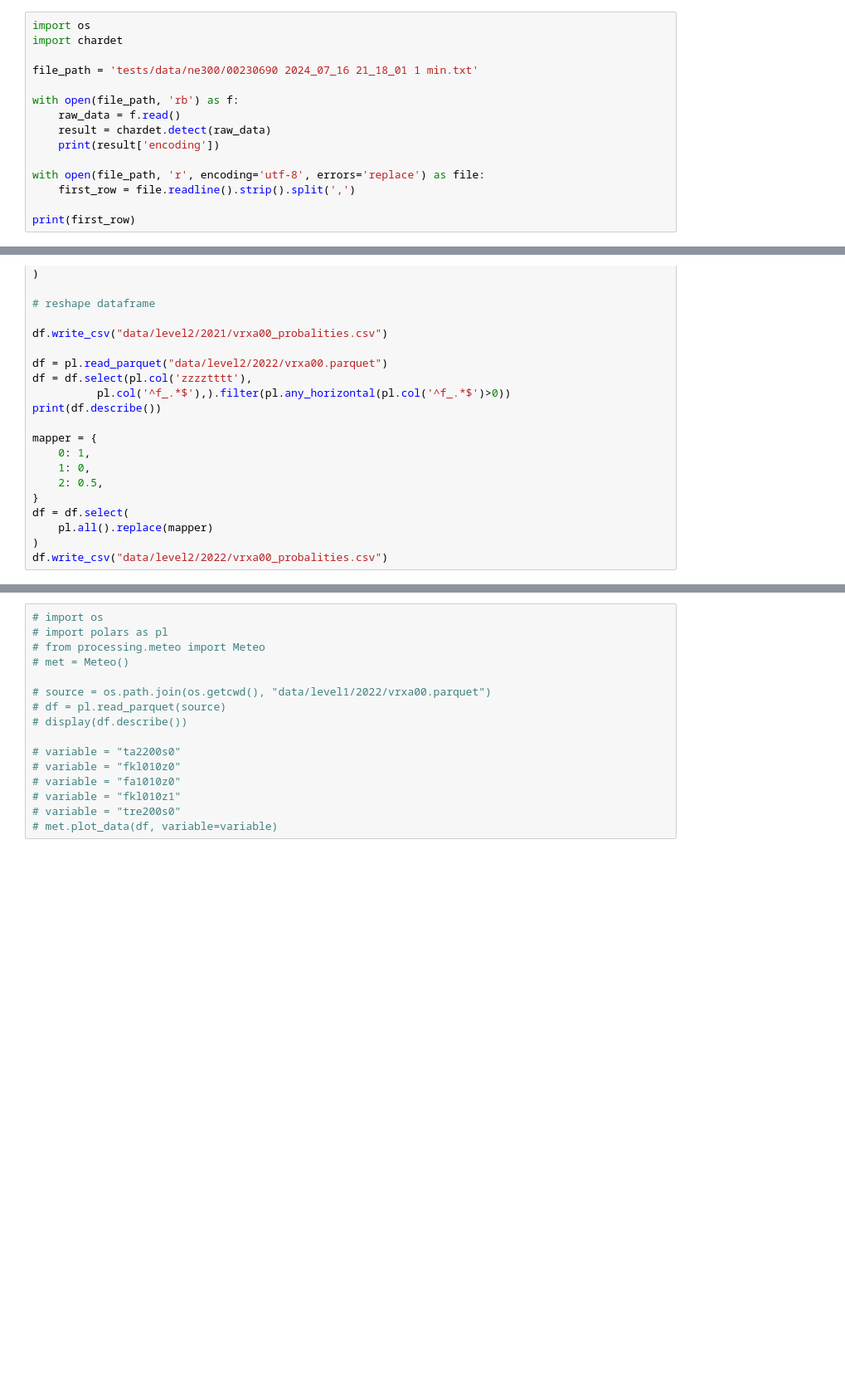
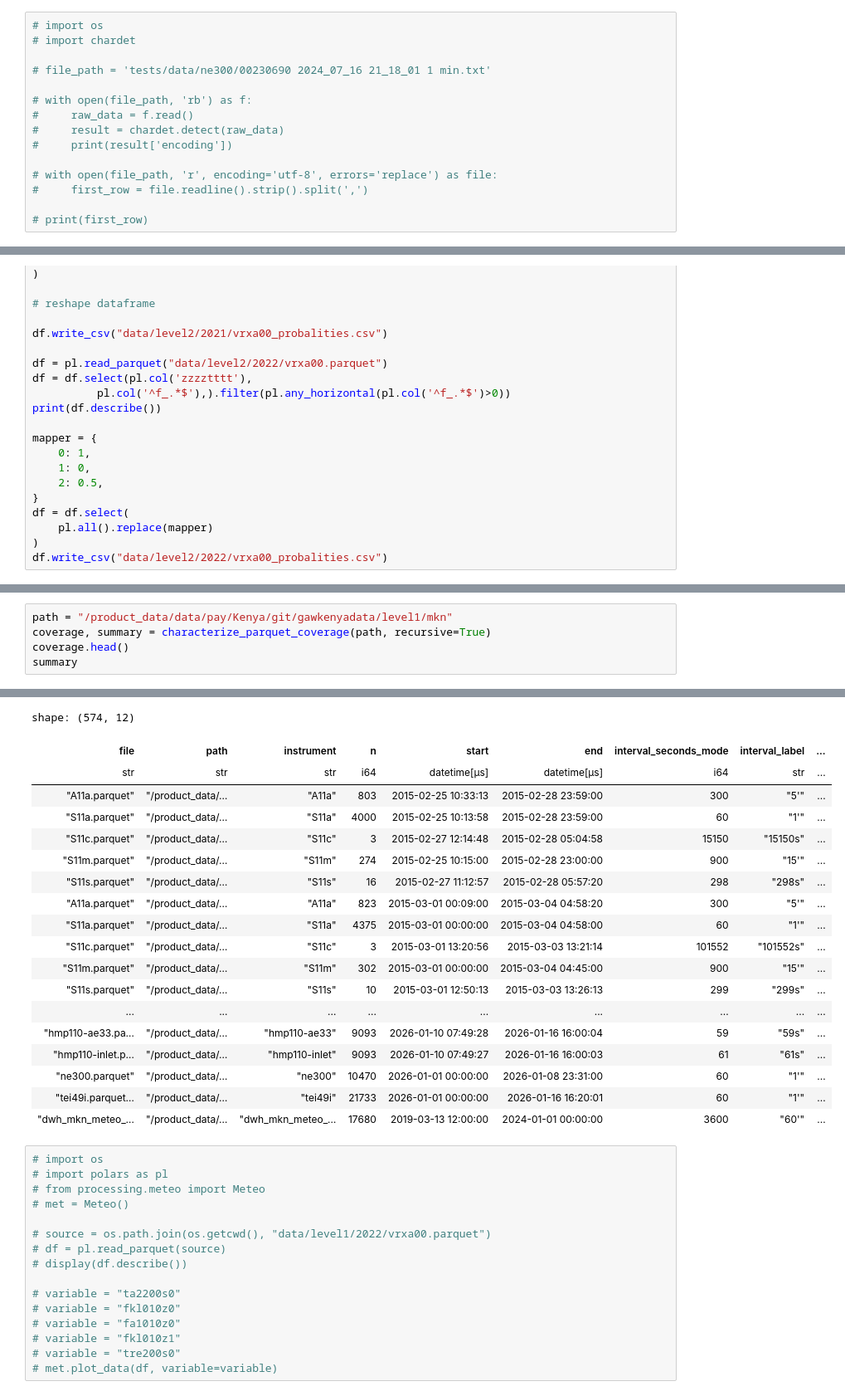
Before and after one commit to MeteoSwiss/gawkenya, a Jupyter notebook: sandbox.ipynb, the cells around one changed output, grey strips where cells are left out. Shown at 83% size. Drawn from its saved outputs; the diff is of its cells as text; blank space fills up the shorter version.

```diff
--- a/sandbox.ipynb
+++ b/sandbox.ipynb
@@ -275,20 +236,20 @@ data1.write_parquet(file1)
 years = range(2003, 2010)
 years[-1]
 # %%
-import os
-import chardet
+# import os
+# import chardet
 
-file_path = 'tests/data/ne300/00230690 2024_07_16 21_18_01 1 min.txt'
+# file_path = 'tests/data/ne300/00230690 2024_07_16 21_18_01 1 min.txt'
 
-with open(file_path, 'rb') as f:
-    raw_data = f.read()
-    result = chardet.detect(raw_data)
-    print(result['encoding'])
+# with open(file_path, 'rb') as f:
+#     raw_data = f.read()
+#     result = chardet.detect(raw_data)
+#     print(result['encoding'])
 
-with open(file_path, 'r', encoding='utf-8', errors='replace') as file:
-    first_row = file.readline().strip().split(',')
+# with open(file_path, 'r', encoding='utf-8', errors='replace') as file:
+#     first_row = file.readline().strip().split(',')
 
-print(first_row)
+# print(first_row)
 # %%
 import polars as pl
 import matplotlib.pyplot as plt
@@ -489,0 +680,6 @@ df.write_csv("data/level2/2022/vrxa00_probalities.csv")
+# %%
+path = "/product_data/data/pay/Kenya/git/gawkenyadata/level1/mkn"
+coverage, summary = characterize_parquet_coverage(path, recursive=True)
+coverage.head()
+summary
+# %% [output]
@@ -490,3 +703,22 @@ df.write_csv("data/level2/2022/vrxa00_probalities.csv")
+shape: (574, 12)
+| file | path | instrument | n | start | end | interval_seconds_mode | interval_label | ... |
+| str | str | str | i64 | datetime[μs] | datetime[μs] | i64 | str | ... |
+| "A11a.parquet" | "/product_data/… | "A11a" | 803 | 2015-02-25 10:33:13 | 2015-02-28 23:59:00 | 300 | "5'" | ... |
+| "S11a.parquet" | "/product_data/… | "S11a" | 4000 | 2015-02-25 10:13:58 | 2015-02-28 23:59:00 | 60 | "1'" | ... |
+| "S11c.parquet" | "/product_data/… | "S11c" | 3 | 2015-02-27 12:14:48 | 2015-02-28 05:04:58 | 15150 | "15150s" | ... |
+| "S11m.parquet" | "/product_data/… | "S11m" | 274 | 2015-02-25 10:15:00 | 2015-02-28 23:00:00 | 900 | "15'" | ... |
+| "S11s.parquet" | "/product_data/… | "S11s" | 16 | 2015-02-27 11:12:57 | 2015-02-28 05:57:20 | 298 | "298s" | ... |
+| "A11a.parquet" | "/product_data/… | "A11a" | 823 | 2015-03-01 00:09:00 | 2015-03-04 04:58:20 | 300 | "5'" | ... |
+| "S11a.parquet" | "/product_data/… | "S11a" | 4375 | 2015-03-01 00:00:00 | 2015-03-04 04:58:00 | 60 | "1'" | ... |
+| "S11c.parquet" | "/product_data/… | "S11c" | 3 | 2015-03-01 13:20:56 | 2015-03-03 13:21:14 | 101552 | "101552s" | ... |
+| "S11m.parquet" | "/product_data/… | "S11m" | 302 | 2015-03-01 00:00:00 | 2015-03-04 04:45:00 | 900 | "15'" | ... |
+| "S11s.parquet" | "/product_data/… | "S11s" | 10 | 2015-03-01 12:50:13 | 2015-03-03 13:26:13 | 299 | "299s" | ... |
+| ... | ... | ... | ... | ... | ... | ... | ... | ... |
+| "hmp110-ae33.pa… | "/product_data/… | "hmp110-ae33" | 9093 | 2026-01-10 07:49:28 | 2026-01-16 16:00:04 | 59 | "59s" | ... |
+| "hmp110-inlet.p… | "/product_data/… | "hmp110-inlet" | 9093 | 2026-01-10 07:49:27 | 2026-01-16 16:00:03 | 61 | "61s" | ... |
+| "ne300.parquet" | "/product_data/… | "ne300" | 10470 | 2026-01-01 00:00:00 | 2026-01-08 23:31:00 | 60 | "1'" | ... |
+| "tei49i.parquet… | "/product_data/… | "tei49i" | 21733 | 2026-01-01 00:00:00 | 2026-01-16 16:20:01 | 60 | "1'" | ... |
+| "dwh_mkn_meteo_… | "/product_data/… | "dwh_mkn_meteo_… | 17680 | 2019-03-13 12:00:00 | 2024-01-01 00:00:00 | 3600 | "60'" | ... |
 # %%
 # import os
 # import polars as pl
```
Also changed, not shown: parts of 10 cells of this notebook, 2 other files.
